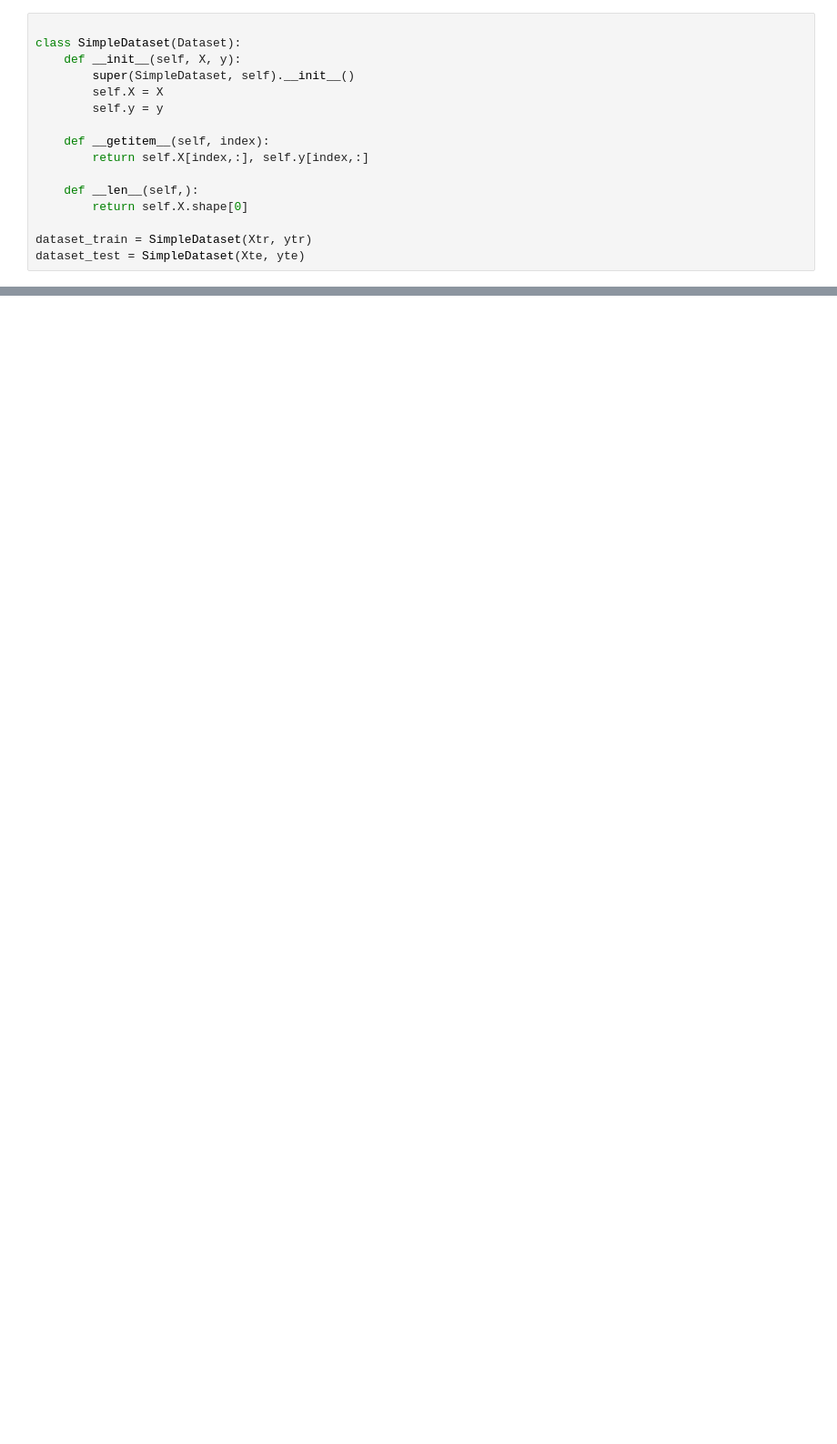
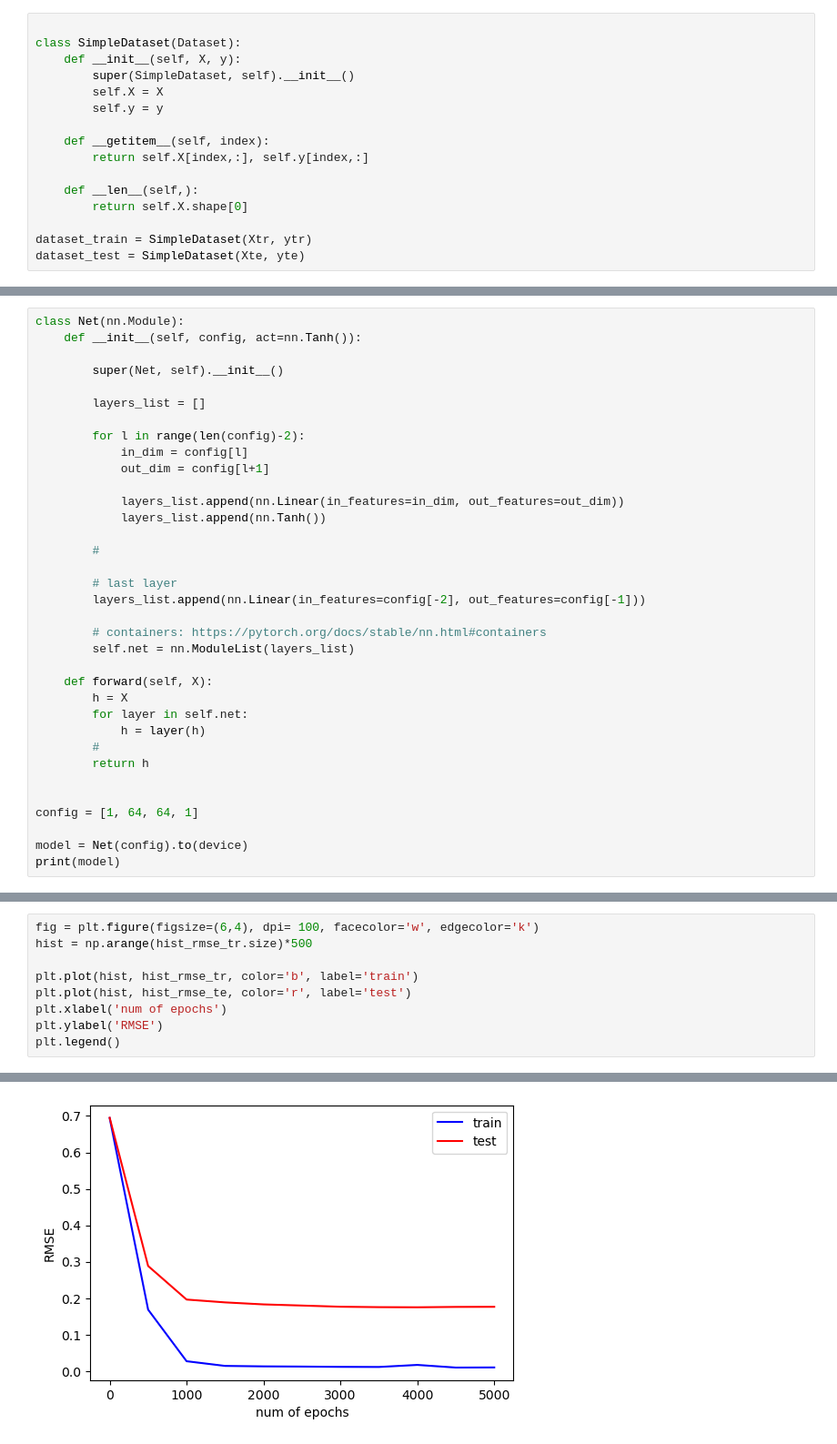
Before and after one commit to shib0li/CS6350-PyTorch-Tutorial, a Jupyter notebook: Part2-nn-Module.ipynb, the cells around one changed output, grey strips where cells are left out. Shown at 91% size. Drawn from its saved outputs; the diff is of its cells as text; blank space fills up the shorter version.

```diff
--- a/Part2-nn-Module.ipynb
+++ b/Part2-nn-Module.ipynb
@@ -162,0 +189,35 @@ plt.legend()
+# %%
+class Net(nn.Module):
+    def __init__(self, config, act=nn.Tanh()):
+
+        super(Net, self).__init__()
+
+        layers_list = []
+
+        for l in range(len(config)-2):
+            in_dim = config[l]
+            out_dim = config[l+1]
+
+            layers_list.append(nn.Linear(in_features=in_dim, out_features=out_dim))
+            layers_list.append(nn.Tanh())
+
+        #
+
+        # last layer
+        layers_list.append(nn.Linear(in_features=config[-2], out_features=config[-1]))
+
+        # containers: https://pytorch.org/docs/stable/nn.html#containers
+        self.net = nn.ModuleList(layers_list)
+
+    def forward(self, X):
+        h = X
+        for layer in self.net:
+            h = layer(h)
+        #
+        return h
+
+
+config = [1, 64, 64, 1]
+
+model = Net(config).to(device)
+print(model)
@@ -162,0 +297,10 @@ plt.legend()
+# %%
+fig = plt.figure(figsize=(6,4), dpi= 100, facecolor='w', edgecolor='k')
+hist = np.arange(hist_rmse_tr.size)*500
+
+plt.plot(hist, hist_rmse_tr, color='b', label='train')
+plt.plot(hist, hist_rmse_te, color='r', label='test')
+plt.xlabel('num of epochs')
+plt.ylabel('RMSE')
+plt.legend()
+# %% [output]
@@ -162,0 +308 @@ plt.legend()
+[figure, added]
```
Also changed, not shown: parts of 9 cells of this notebook, 1 other file.
